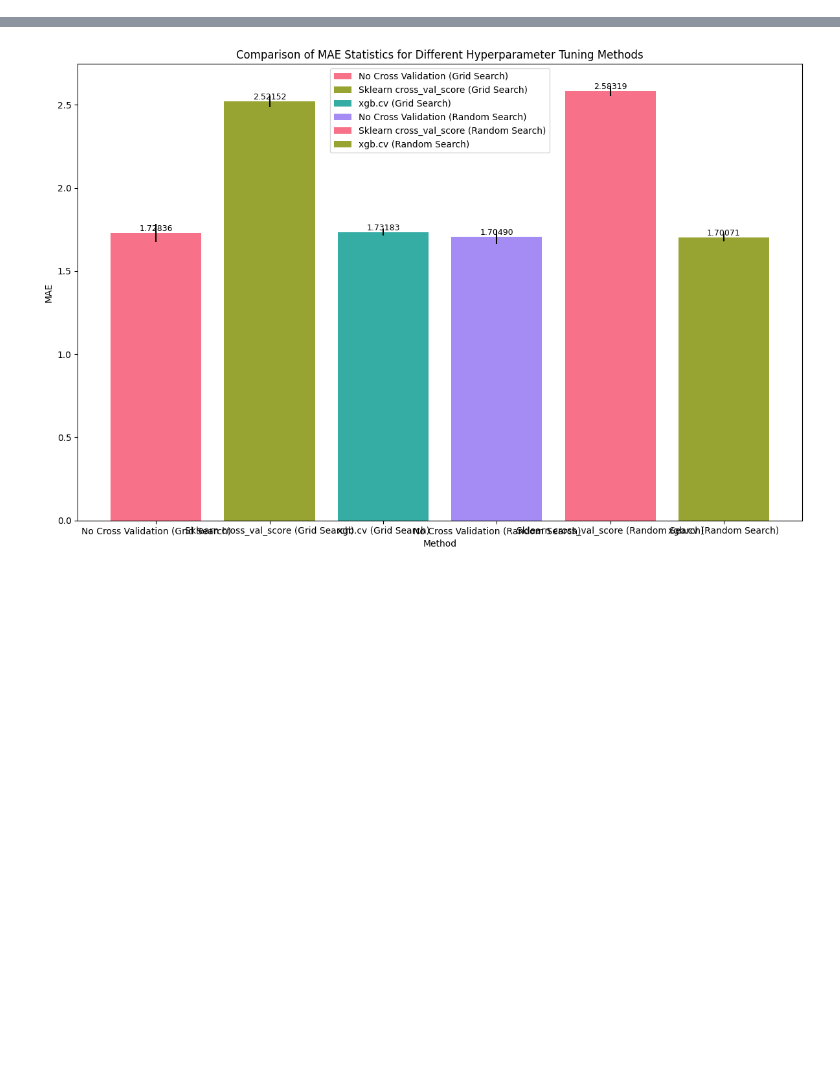
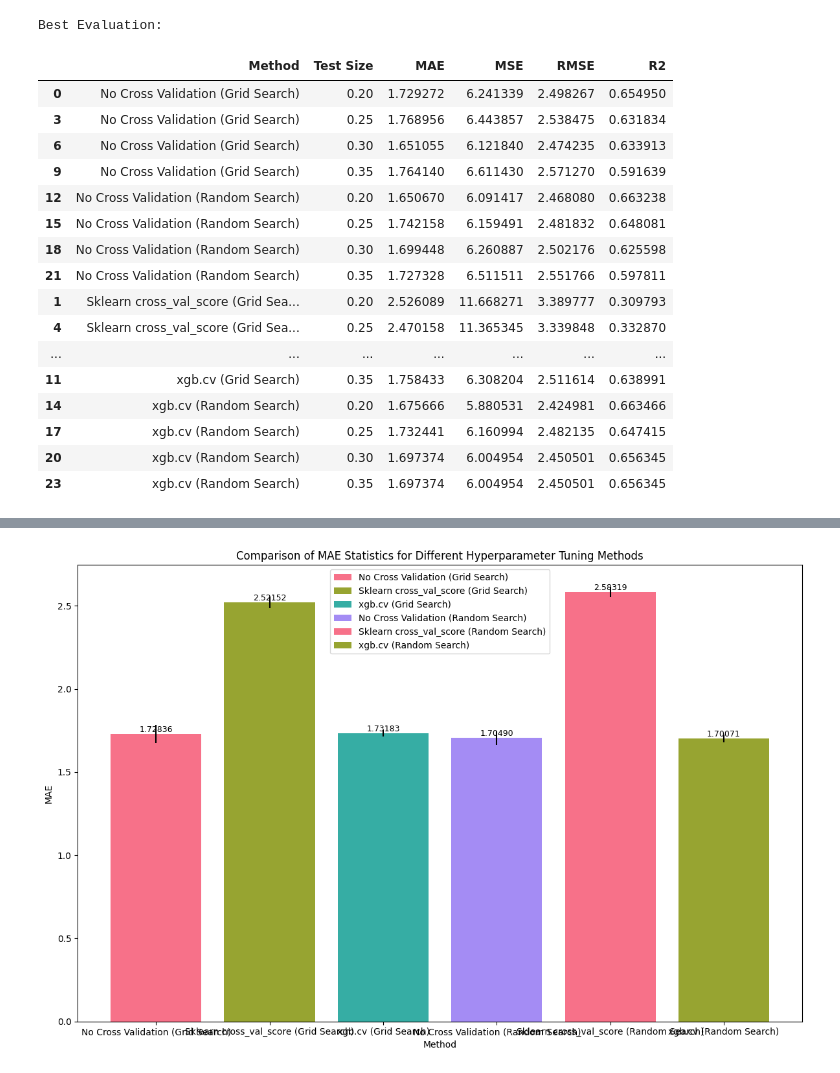
Before and after one commit to roniwahyu/outlier-detection2024, a Jupyter notebook: 01.Dataset-Rofiqul/Ujicoba3-29052024/09_09_VisualizeHyperparameterTuning.ipynb, the cells around one changed output, grey strips where cells are left out. Cells and saved outputs as stored; diff of their text form; code cells hidden in the pictures; blank space fills up the shorter version.

```diff
--- a/01.Dataset-Rofiqul/Ujicoba3-29052024/09_09_VisualizeHyperparameterTuning.ipynb
+++ b/01.Dataset-Rofiqul/Ujicoba3-29052024/09_09_VisualizeHyperparameterTuning.ipynb
@@ -8,0 +79,5 @@ random_search_results = pd.read_csv('dataset/0908_0_2_00_xgboost_evaluation_CV_R
+# %%
+# Extract the best parameters and best test size for each method
+best_params_df = best_evaluation[['Method', 'Test Size', 'Best Params']]
+best_test_size_df = best_evaluation[['Method', 'Test Size']]
+best_evaluation_df = best_evaluation[['Method', 'Test Size', 'MAE', 'MSE', 'RMSE', 'R2']]
@@ -9 +130,24 @@ random_search_results = pd.read_csv('dataset/0908_0_2_00_xgboost_evaluation_CV_R
+# %%
+
+print("\nBest Evaluation:")
+best_evaluation_df
+# %% [output]
+Best Evaluation:
+|  | Method | Test Size | MAE | MSE | RMSE | R2 |
+| 0 | No Cross Validation (Grid Search) | 0.20 | 1.729272 | 6.241339 | 2.498267 | 0.654950 |
+| 3 | No Cross Validation (Grid Search) | 0.25 | 1.768956 | 6.443857 | 2.538475 | 0.631834 |
+| 6 | No Cross Validation (Grid Search) | 0.30 | 1.651055 | 6.121840 | 2.474235 | 0.633913 |
+| 9 | No Cross Validation (Grid Search) | 0.35 | 1.764140 | 6.611430 | 2.571270 | 0.591639 |
+| 12 | No Cross Validation (Random Search) | 0.20 | 1.650670 | 6.091417 | 2.468080 | 0.663238 |
+| 15 | No Cross Validation (Random Search) | 0.25 | 1.742158 | 6.159491 | 2.481832 | 0.648081 |
+| 18 | No Cross Validation (Random Search) | 0.30 | 1.699448 | 6.260887 | 2.502176 | 0.625598 |
+| 21 | No Cross Validation (Random Search) | 0.35 | 1.727328 | 6.511511 | 2.551766 | 0.597811 |
+| 1 | Sklearn cross_val_score (Grid Sea... | 0.20 | 2.526089 | 11.668271 | 3.389777 | 0.309793 |
+| 4 | Sklearn cross_val_score (Grid Sea... | 0.25 | 2.470158 | 11.365345 | 3.339848 | 0.332870 |
+| ... | ... | ... | ... | ... | ... | ... |
+| 11 | xgb.cv (Grid Search) | 0.35 | 1.758433 | 6.308204 | 2.511614 | 0.638991 |
+| 14 | xgb.cv (Random Search) | 0.20 | 1.675666 | 5.880531 | 2.424981 | 0.663466 |
+| 17 | xgb.cv (Random Search) | 0.25 | 1.732441 | 6.160994 | 2.482135 | 0.647415 |
+| 20 | xgb.cv (Random Search) | 0.30 | 1.697374 | 6.004954 | 2.450501 | 0.656345 |
+| 23 | xgb.cv (Random Search) | 0.35 | 1.697374 | 6.004954 | 2.450501 | 0.656345 |
 # %%
```
Also changed, not shown: parts of 7 cells of this notebook.
